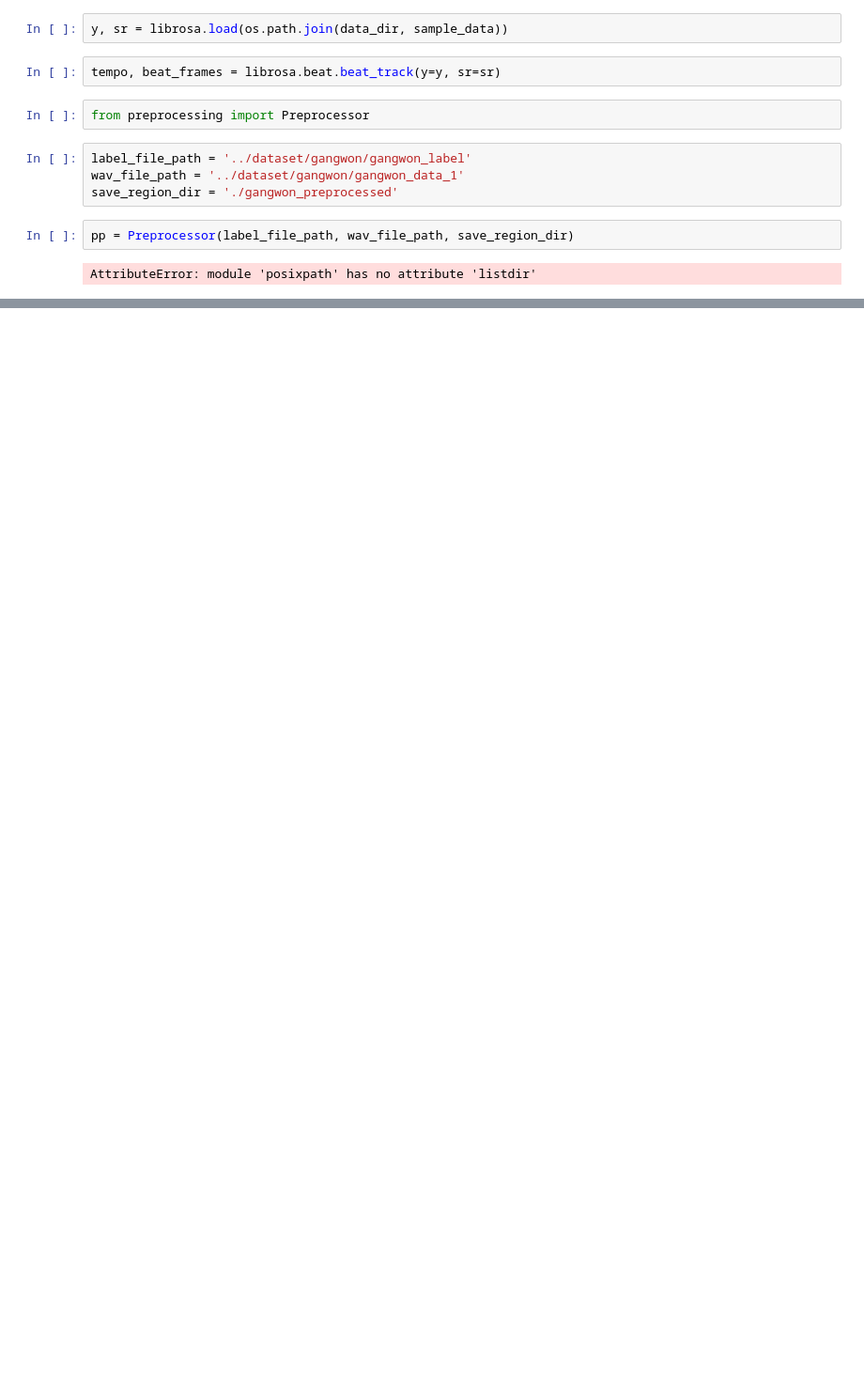
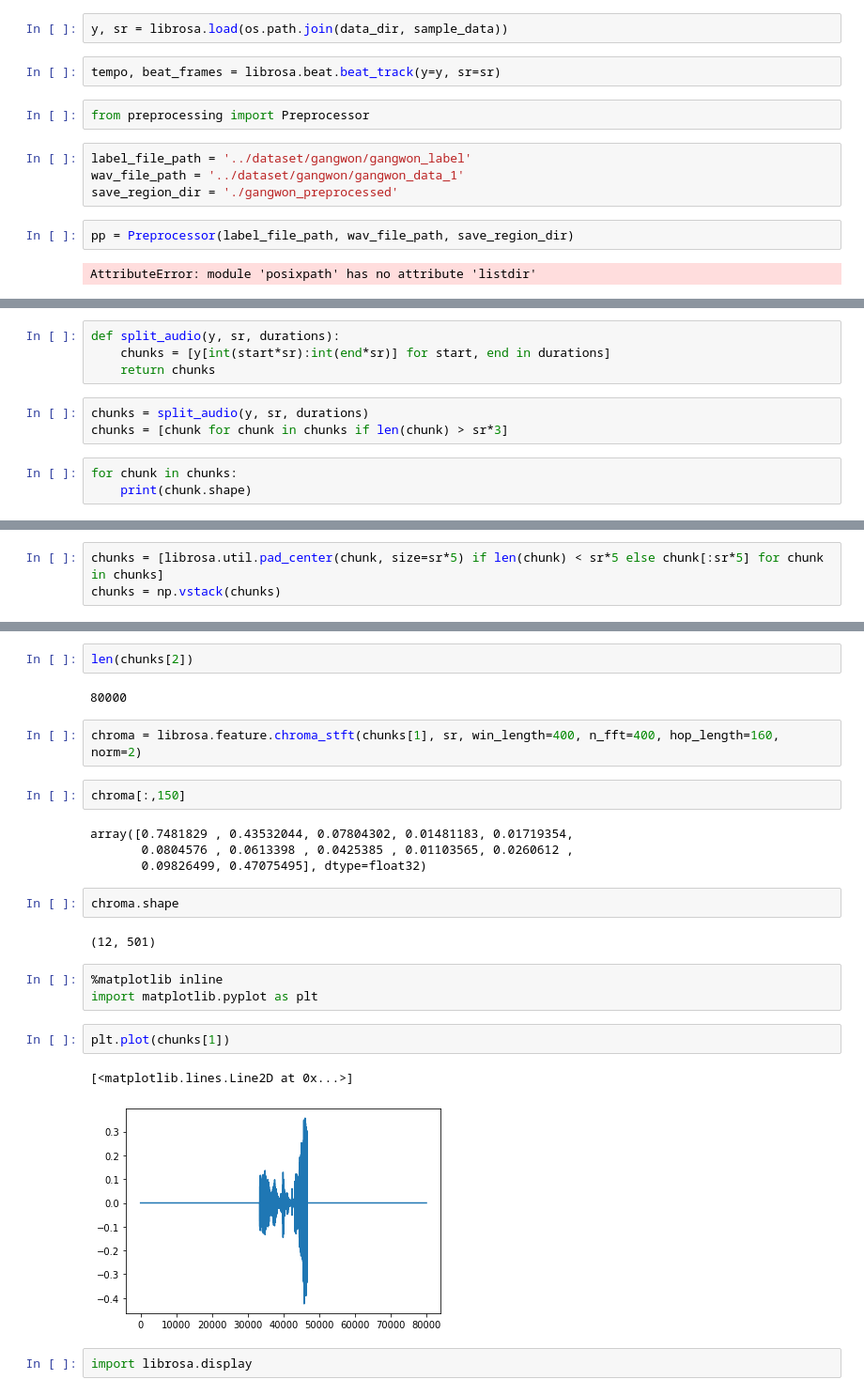
Before and after one commit to zambbo/CNN-DialectDetector, a Jupyter notebook: src/test.ipynb, the cells around one changed output, grey strips where cells are left out. Shown at 94% size. Saved outputs shown, nothing was run; the diff lists cells and outputs as text; blank space fills up the shorter version.

```diff
--- a/src/test.ipynb
+++ b/src/test.ipynb
@@ -34,0 +47,10 @@ AttributeError: module 'posixpath' has no attribute 'listdir'
+# %%
+def split_audio(y, sr, durations):
+    chunks = [y[int(start*sr):int(end*sr)] for start, end in durations]
+    return chunks
+# %%
+chunks = split_audio(y, sr, durations)
+chunks = [chunk for chunk in chunks if len(chunk) > sr*3]
+# %%
+for chunk in chunks:
+    print(chunk.shape)
@@ -34,0 +75,3 @@ AttributeError: module 'posixpath' has no attribute 'listdir'
+# %%
+chunks = [librosa.util.pad_center(chunk, size=sr*5) if len(chunk) < sr*5 else chunk[:sr*5] for chunk in chunks]
+chunks = np.vstack(chunks)
@@ -34,0 +84,26 @@ AttributeError: module 'posixpath' has no attribute 'listdir'
+# %%
+len(chunks[2])
+# %% [output]
+80000
+# %%
+chroma = librosa.feature.chroma_stft(chunks[1], sr, win_length=400, n_fft=400, hop_length=160, norm=2)
+# %%
+chroma[:,150]
+# %% [output]
+array([0.7481829 , 0.43532044, 0.07804302, 0.01481183, 0.01719354,
+       0.0804576 , 0.0613398 , 0.0425385 , 0.01103565, 0.0260612 ,
+       0.09826499, 0.47075495], dtype=float32)
+# %%
+chroma.shape
+# %% [output]
+(12, 501)
+# %%
+%matplotlib inline
+import matplotlib.pyplot as plt
+# %%
+plt.plot(chunks[1])
+# %% [output]
+[<matplotlib.lines.Line2D at 0x...>]
+[figure, added]
+# %%
+import librosa.display
```
Also changed, not shown: parts of 8 cells of this notebook, 36 other files.
